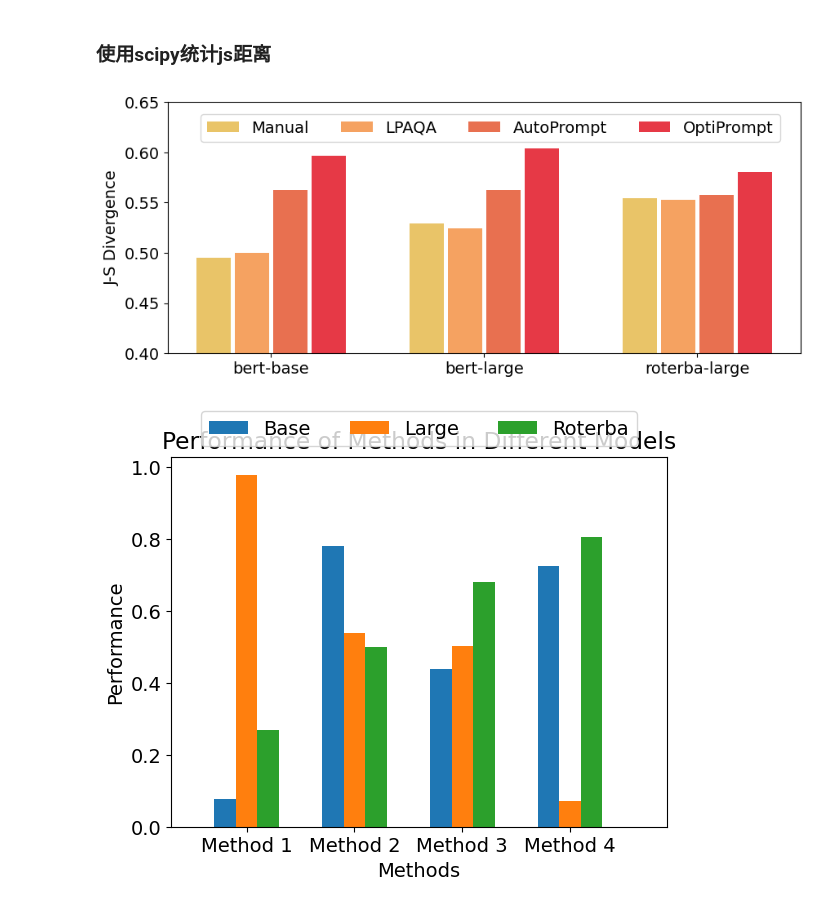
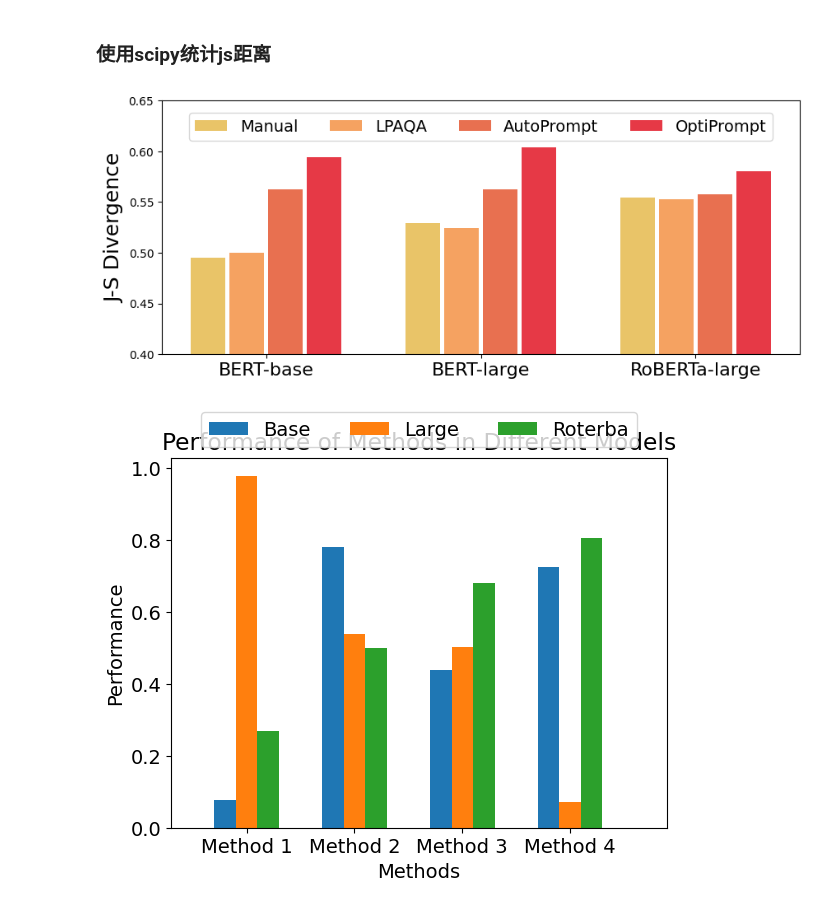
Before and after one commit to FelliYang/PromptBias, a Jupyter notebook: code/analysis/quantify_prompt_bias.ipynb, the cells around one changed output. Saved outputs shown, nothing was run; the diff lists cells and outputs as text; code cells hidden in the pictures.

```diff
--- a/code/analysis/quantify_prompt_bias.ipynb
+++ b/code/analysis/quantify_prompt_bias.ipynb
@@ -304,0 +350,23 @@ plt.savefig('prompt_bias_example.pdf', format='pdf', bbox_inches='tight')
+# %%
+# 临时观察optiprompt 的P463
+fig, ax = plt.subplots(1,3,figsize=(6*3, 3))  # 增加图表宽度
+
+
+selected_relations = [
+"P463",
+bias_sorted_relation[-20+1],
+ bias_sorted_relation[-20+9],
+#  bias_sorted_relation[-20+7],
+
+#  bias_sorted_relation[-20+17],
+ ]
+
+from time import sleep
+for i,relation in enumerate(selected_relations):
+    print(meta_info_dict[relation])
+    title = meta_info_dict[relation].replace("[Y]","[MASK]")
+    show_y_label = True if i==0 else False
+    observe_prompt_bias(relation, ax[i], y_label=show_y_label, top_num=6, title=title, y_max=1.0,prompt="optiprompt")
+
+
+# plt.savefig('prompt_bias_example.pdf', format='pdf', bbox_inches='tight')
@@ -351,37 +394,38 @@ import numpy as np
 
 # 数据
 models = ['bert-base', 'bert-large', 'roterba-large']
+models_legend = ["BERT-base","BERT-large","RoBERTa-large"]
 methods = ['Manual', 'LPAQA', 'AutoPrompt', 'OptiPrompt']
 data = np.array(quantify_promtp_bias)
 
 # 新颜色
 colors = ['#E9C468', '#F5A261', '#E87050', '#E63946']
 
 # 柱状图设置
 width = 0.16
 pad = 0.02
 x = np.arange(len(models))
 
 fig, ax = plt.subplots(figsize=(10, 4))  # 增加图表宽度
 
 for i, method in enumerate(methods):
     ax.bar(x + i * (width+pad), data[:, i], width, label=method, color=colors[i])
 
 # ax.set_xlabel('Models')
-ax.set_ylabel('J-S Divergence')
+ax.set_ylabel('J-S Divergence', fontsize=18)
 # ax.set_title('Performance Comparison by Method and Model')
 ax.set_xticks(x + (width+pad) * (len(methods) - 1) / 2)
-ax.set_xticklabels(models)
+ax.set_xticklabels(models_legend, fontsize=16)
 ax.set_ylim(0.4,0.65)
-ax.legend(loc='upper right', bbox_to_anchor=(0.98, 0.985), ncol=4)  # 将图例放在图表内部
+ax.legend(loc='upper right', bbox_to_anchor=(0.97, 0.985), ncol=4,fontsize=14)  # 将图例放在图表内部
 
 # 保存为PDF
 plt.savefig('quantify_prompt_bias.pdf', format='pdf', bbox_inches='tight')
 
 # 显示图表
 plt.show()
 # %% [output]
-[figure, old version]
+[figure, new version]
 # %%
 import matplotlib.pyplot as plt
 import numpy as np
```
Also changed, not shown: parts of 8 cells of this notebook, 9 other files.
